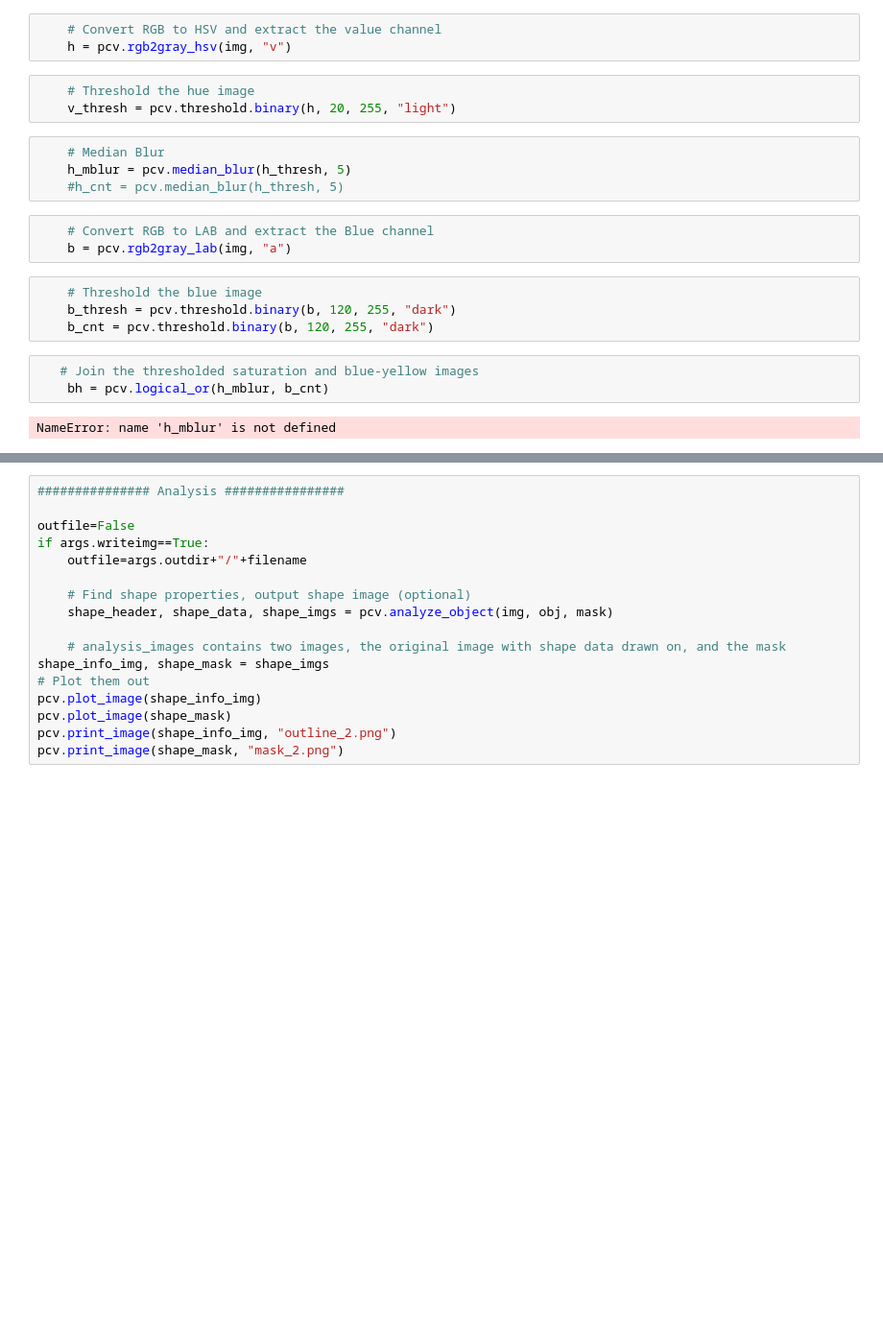
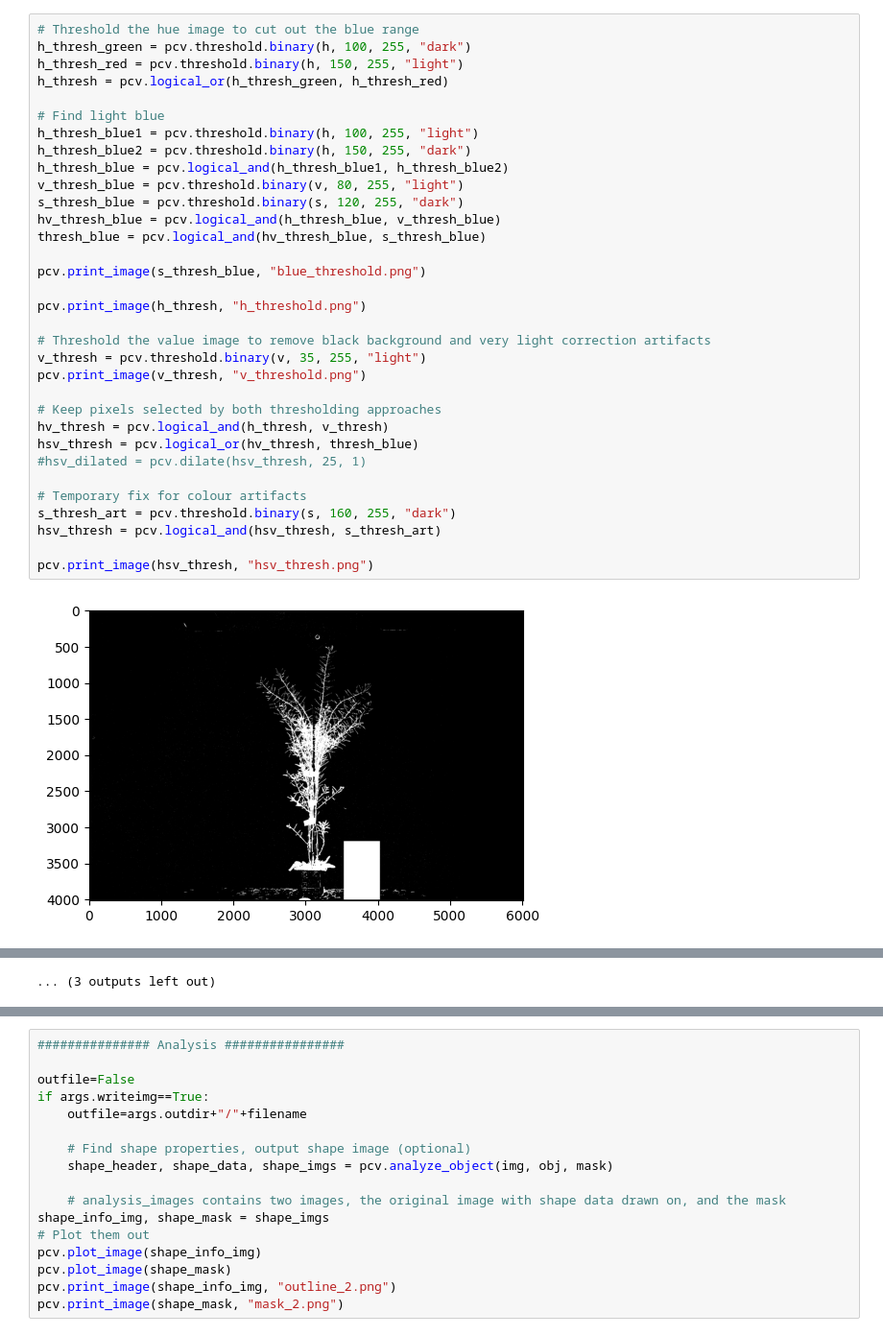
Before and after one commit to leonardblaschek/plantcv, a Jupyter notebook: plantcv_vis.ipynb, the cells around one changed output, grey strips where cells are left out. Shown at 96% size. Drawn from its saved outputs; the diff is of its cells as text; blank space fills up the shorter version.

```diff
--- a/plantcv_vis.ipynb
+++ b/plantcv_vis.ipynb
@@ -81,22 +80,35 @@ None
-# %%
-    # Convert RGB to HSV and extract the value channel
-    h = pcv.rgb2gray_hsv(img, "v")
-# %%
-    # Threshold the hue image
-    v_thresh = pcv.threshold.binary(h, 20, 255, "light")
-# %%
-    # Median Blur
-    h_mblur = pcv.median_blur(h_thresh, 5)
-    #h_cnt = pcv.median_blur(h_thresh, 5)
-# %%
-    # Convert RGB to LAB and extract the Blue channel
-    b = pcv.rgb2gray_lab(img, "a")
-# %%
-    # Threshold the blue image
-    b_thresh = pcv.threshold.binary(b, 120, 255, "dark")
-    b_cnt = pcv.threshold.binary(b, 120, 255, "dark")
-# %%
-   # Join the thresholded saturation and blue-yellow images
-    bh = pcv.logical_or(h_mblur, b_cnt)
-# %% [output]
-NameError: name 'h_mblur' is not defined
+# %%
+# Threshold the hue image to cut out the blue range
+h_thresh_green = pcv.threshold.binary(h, 100, 255, "dark")
+h_thresh_red = pcv.threshold.binary(h, 150, 255, "light")
+h_thresh = pcv.logical_or(h_thresh_green, h_thresh_red)
+
+# Find light blue
+h_thresh_blue1 = pcv.threshold.binary(h, 100, 255, "light")
+h_thresh_blue2 = pcv.threshold.binary(h, 150, 255, "dark")
+h_thresh_blue = pcv.logical_and(h_thresh_blue1, h_thresh_blue2)
+v_thresh_blue = pcv.threshold.binary(v, 80, 255, "light")
+s_thresh_blue = pcv.threshold.binary(s, 120, 255, "dark")
+hv_thresh_blue = pcv.logical_and(h_thresh_blue, v_thresh_blue)
+thresh_blue = pcv.logical_and(hv_thresh_blue, s_thresh_blue)
+
+pcv.print_image(s_thresh_blue, "blue_threshold.png")
+
+pcv.print_image(h_thresh, "h_threshold.png")
+
+# Threshold the value image to remove black background and very light correction artifacts
+v_thresh = pcv.threshold.binary(v, 35, 255, "light")
+pcv.print_image(v_thresh, "v_threshold.png")
+
+# Keep pixels selected by both thresholding approaches
+hv_thresh = pcv.logical_and(h_thresh, v_thresh)
+hsv_thresh = pcv.logical_or(hv_thresh, thresh_blue)
+#hsv_dilated = pcv.dilate(hsv_thresh, 25, 1)
+
+# Temporary fix for colour artifacts
+s_thresh_art = pcv.threshold.binary(s, 160, 255, "dark")
+hsv_thresh = pcv.logical_and(hsv_thresh, s_thresh_art)
+
+pcv.print_image(hsv_thresh, "hsv_thresh.png")
+# %% [output]
+[figure, added]
@@ -103 +126,2 @@ NameError: name 'h_mblur' is not defined
+... (3 outputs left out)
 # %%
```
Also changed, not shown: parts of 18 cells of this notebook.
